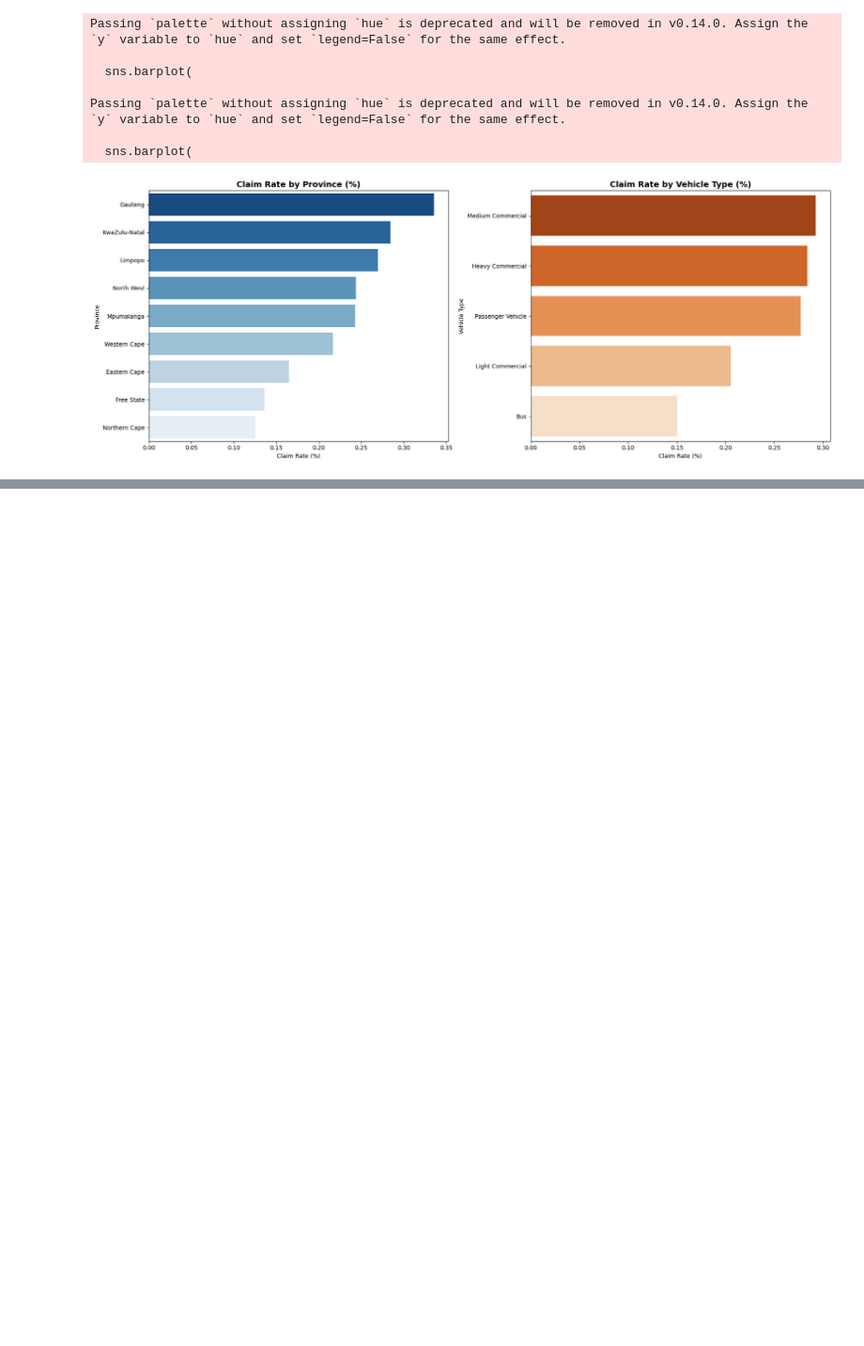
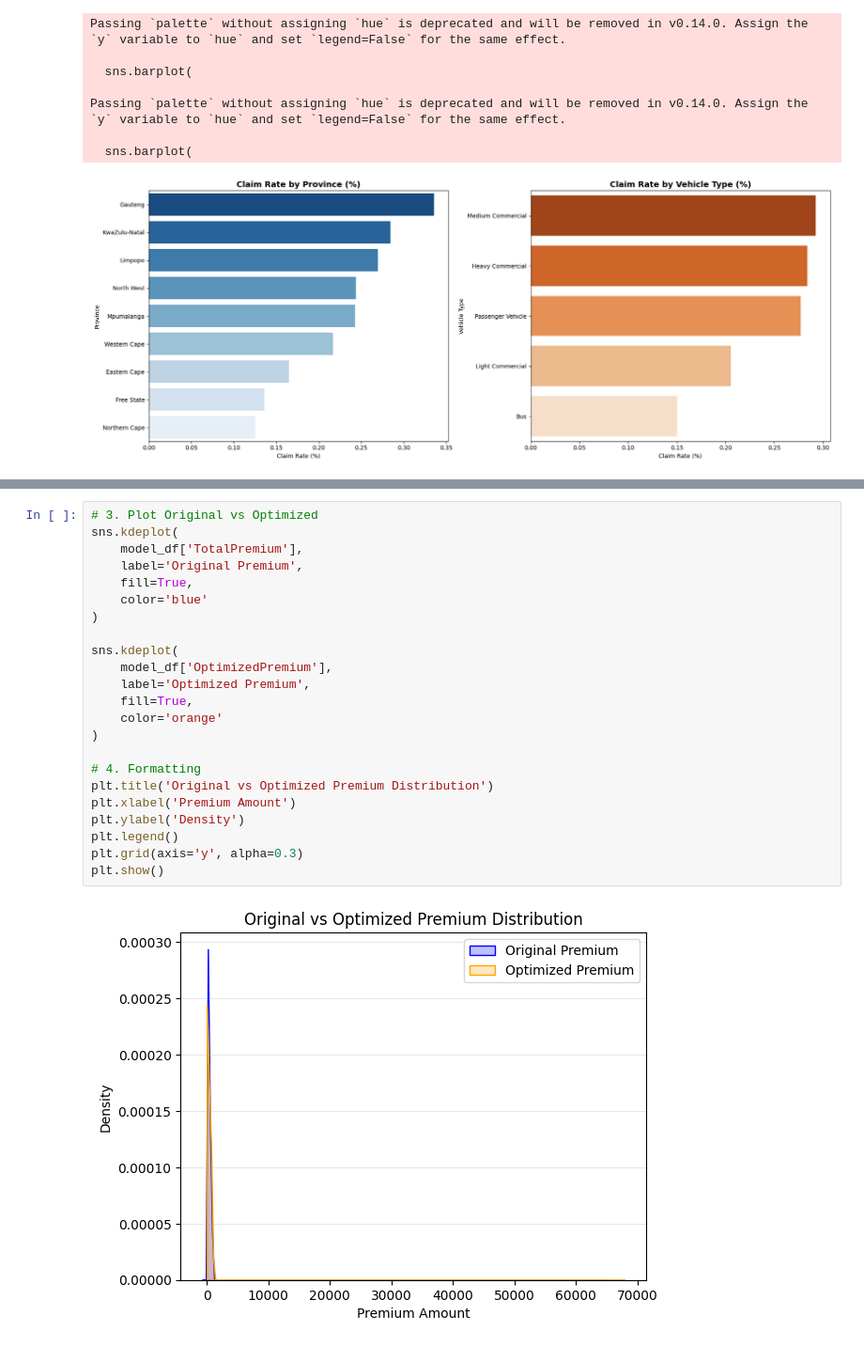
Before and after one commit to edent4313-star/insurance-risk-analytics, a Jupyter notebook: notebooks/Task_1.ipynb, the cells around one changed output, grey strips where cells are left out. Shown at 94% size. Cells and saved outputs as stored; diff of their text form; blank space fills up the shorter version.

```diff
--- a/notebooks/Task_1.ipynb
+++ b/notebooks/Task_1.ipynb
@@ -614,0 +1446,25 @@ plt.show()
+# %%
+# 3. Plot Original vs Optimized
+sns.kdeplot(
+    model_df['TotalPremium'],
+    label='Original Premium',
+    fill=True,
+    color='blue'
+)
+
+sns.kdeplot(
+    model_df['OptimizedPremium'],
+    label='Optimized Premium',
+    fill=True,
+    color='orange'
+)
+
+# 4. Formatting
+plt.title('Original vs Optimized Premium Distribution')
+plt.xlabel('Premium Amount')
+plt.ylabel('Density')
+plt.legend()
+plt.grid(axis='y', alpha=0.3)
+plt.show()
+# %% [output]
+[figure, added]
```
Also changed, not shown: parts of 46 cells of this notebook, 3 other files.
